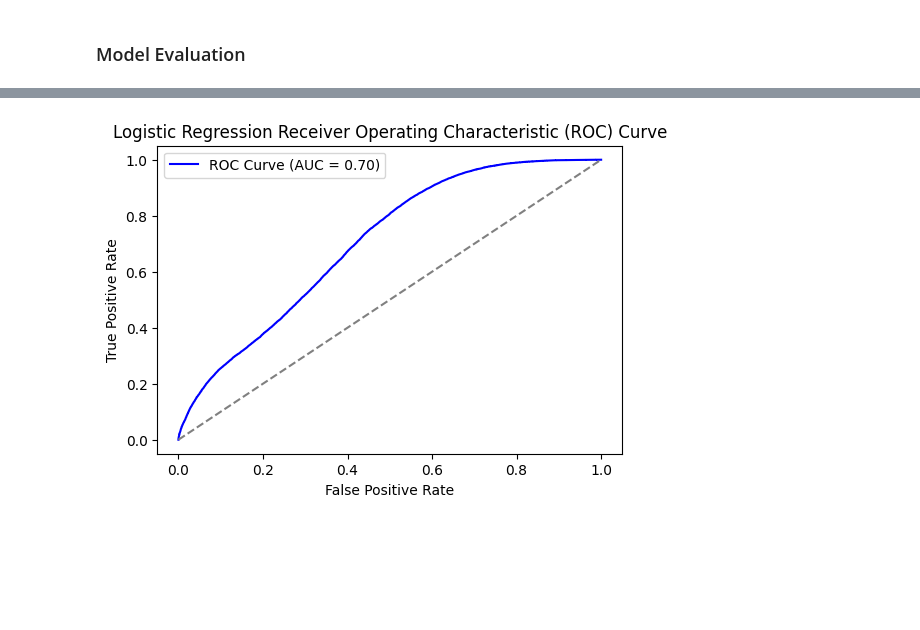
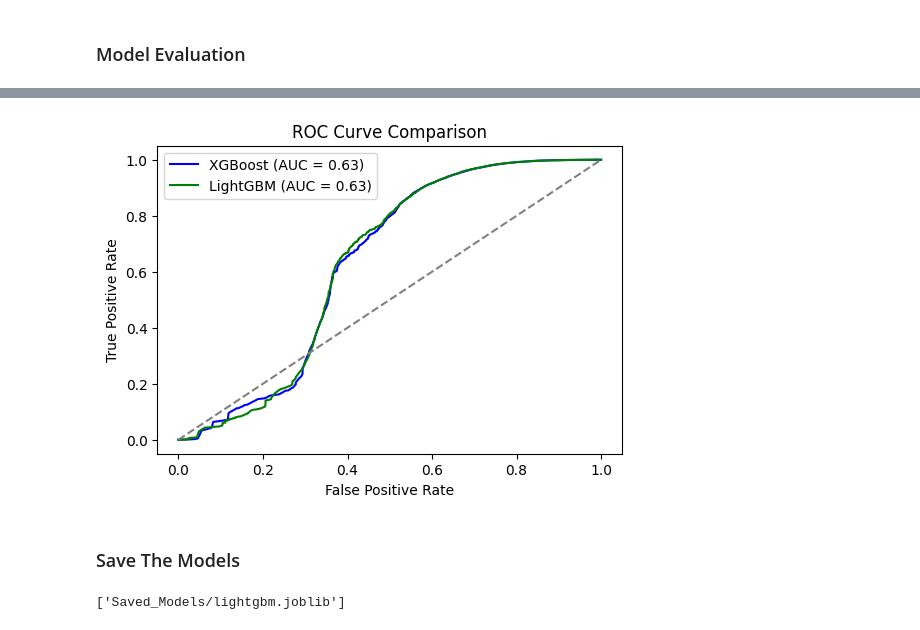
Before and after one commit to reda1609/UneeQ-Internship, a Jupyter notebook: Customer Churn Prediction/Model_Training.ipynb, the cells around one changed output, grey strips where cells are left out. Drawn from its saved outputs; the diff is of its cells as text; code cells hidden in the pictures; blank space fills up the shorter version.

```diff
--- a/Customer Churn Prediction/Model_Training.ipynb
+++ b/Customer Churn Prediction/Model_Training.ipynb
@@ -240,0 +251,20 @@ Best Logistic Regression Parameters: {'C': 0.01, 'penalty': 'l1', 'solver': 'lib
+# %%
+# Define hyperparameter grid for LightGBM
+param_grid_lgb = {
+    'n_estimators': [50, 100, 200],  # Number of boosting rounds
+    'max_depth': [3, 5, 7],  # Maximum depth of each tree
+    'learning_rate': [0.1, 0.2, 0.3],  # Step size shrinkage
+    'num_leaves': [20, 31, 40],  # Number of leaves per tree
+    'subsample': [0.8, 1.0],  # Fraction of data used per tree
+    'colsample_bytree': [0.8, 1.0],  # Fraction of features per tree
+    'reg_alpha': [0, 1],  # L1 regularization (Lasso-like)
+    'reg_lambda': [1, 10]  # L2 regularization (Ridge-like)
+}
+
+# Perform Grid Search with 5-fold cross-validation
+lgb_model = LGBMClassifier()
+gs_lgb = GridSearchCV(lgb_model, param_grid_lgb, cv=10, scoring='accuracy', n_jobs=-1, verbose=1)
+gs_lgb.fit(X_train_pca, y_train)
+
+# Print the best hyperparameters
+print("Best LightGBM Parameters:", gs_lgb.best_params_)
@@ -269,16 +336,31 @@ plt.show()
 # %%
-# Compute ROC curve
-fpr, tpr, _ = roc_curve(y_test, y_proba_lr)
-roc_auc = auc(fpr, tpr)
+# Function to plot the ROC curve
+def plot_roc_curve(y_true, y_proba, model_name, color):
+    fpr, tpr, _ = roc_curve(y_true, y_proba)
+    roc_auc = auc(fpr, tpr)
 
-# Plot ROC Curve
+    plt.plot(fpr, tpr, label=f'{model_name} (AUC = {roc_auc:.2f})', color=color)
+
+# Plot ROC Curves for XGBoost and LightGBM
 plt.figure(figsize=(6, 4))
-plt.plot(fpr, tpr, label=f'ROC Curve (AUC = {roc_auc:.2f})', color='blue')
-plt.plot([0, 1], [0, 1], linestyle='--', color='gray')  # Random classifier line
-plt.xlabel('False Positive Rate')
-plt.ylabel('True Positive Rate')
-plt.title('Logistic Regression Receiver Operating Characteristic (ROC) Curve')
+
+plot_roc_curve(y_test, y_proba_xgb, "XGBoost", "blue")
+plot_roc_curve(y_test, y_proba_lgb, "LightGBM", "green")
+
+plt.plot([0, 1], [0, 1], linestyle="--", color="gray")  # Random classifier line
+plt.xlabel("False Positive Rate")
+plt.ylabel("True Positive Rate")
+plt.title("ROC Curve Comparison")
 plt.legend()
 plt.show()
 # %% [output]
-[figure, old version]
+[figure, new version]
+# %% [markdown]
+### Save The Models
+# %%
+import joblib
+
+joblib.dump(gs_xgb.best_estimator_, "Saved_Models/xgboost.joblib")
+joblib.dump(gs_lgb.best_estimator_, "Saved_Models/lightgbm.joblib")
+# %% [output]
+['Saved_Models/lightgbm.joblib']
```
Also changed, not shown: parts of 12 cells of this notebook, 2 other files.
